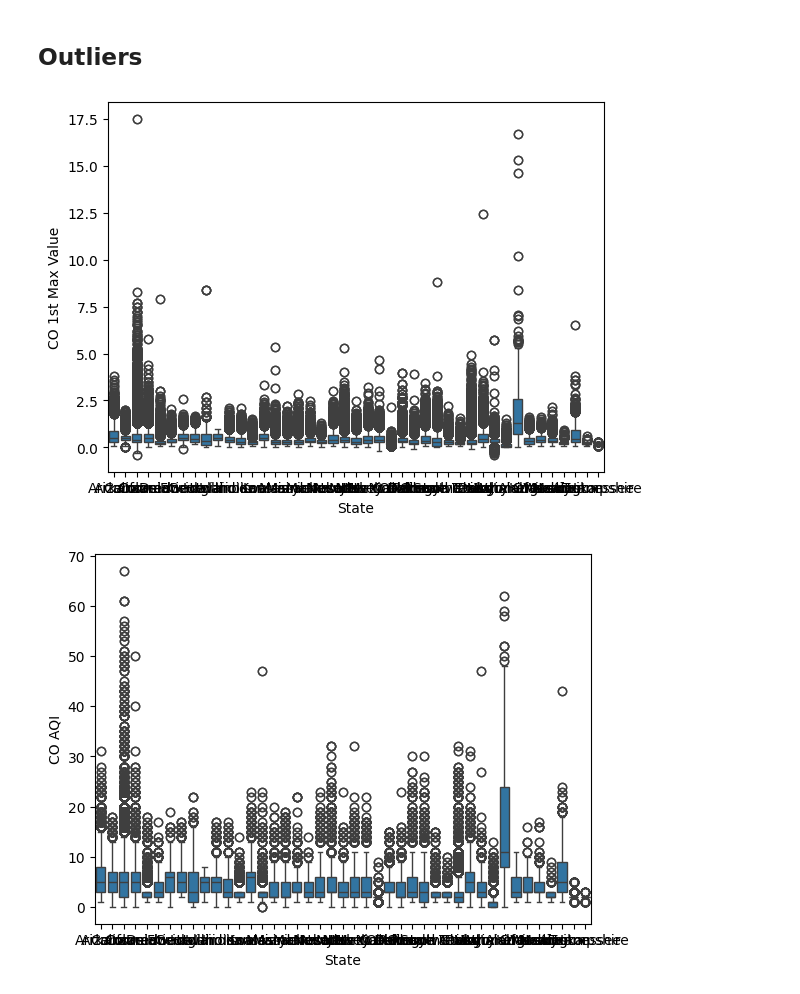
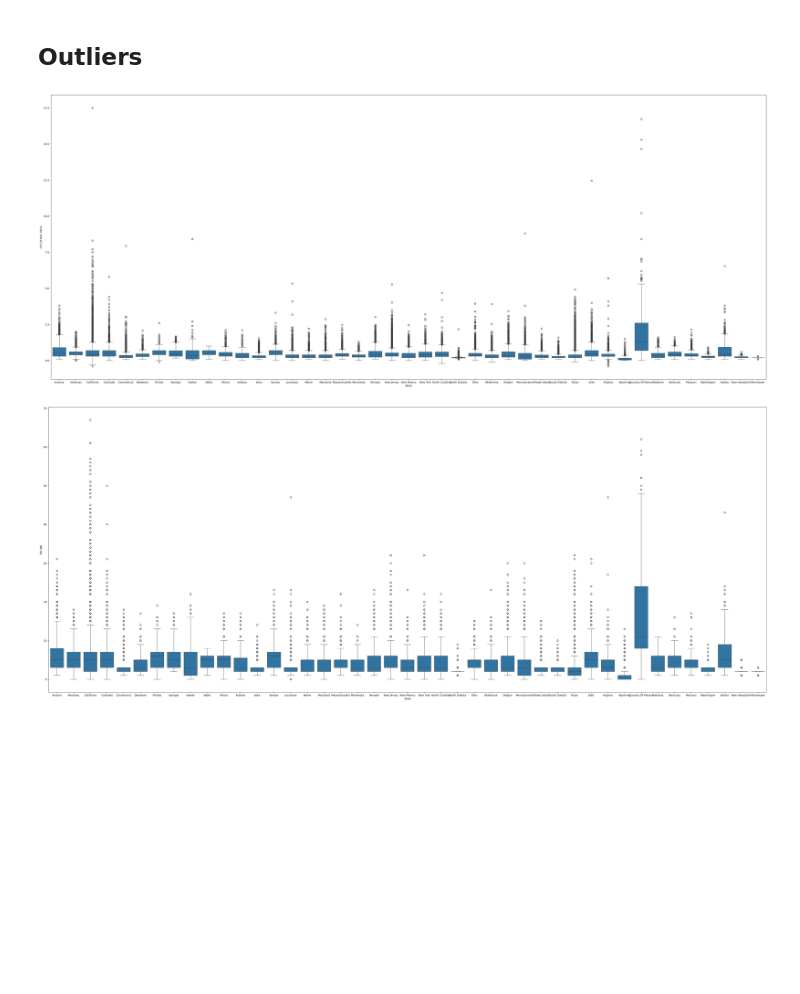
Before and after one commit to galav12/CSC442-Project, a Jupyter notebook: dataset_cleaner.ipynb, the cells around one changed output. Saved outputs shown, nothing was run; the diff lists cells and outputs as text; code cells hidden in the pictures; blank space fills up the shorter version.

```diff
--- a/dataset_cleaner.ipynb
+++ b/dataset_cleaner.ipynb
@@ -109,12 +147,15 @@ memory usage: 3.9+ MB
 # %% [markdown]
 ## Outliers
 # %%
+plt.figure(figsize=(50,20))
 sns.boxplot(x=pollution["State"], y=pollution['CO 1st Max Value'])
 plt.show()
+plt.figure(figsize=(50,20))
 sns.boxplot(x=pollution["State"], y=pollution['CO AQI'])
 plt.show()
+plt.figure(figsize=(50,20))
 sns.boxplot(x=pollution["State"], y=pollution['SO2 Mean'])
 plt.show()
 # %% [output]
-[figure, old version]
+[figure, new version]
-[figure, old version]
+[figure, new version]
```
Also changed, not shown: parts of 32 cells of this notebook.
